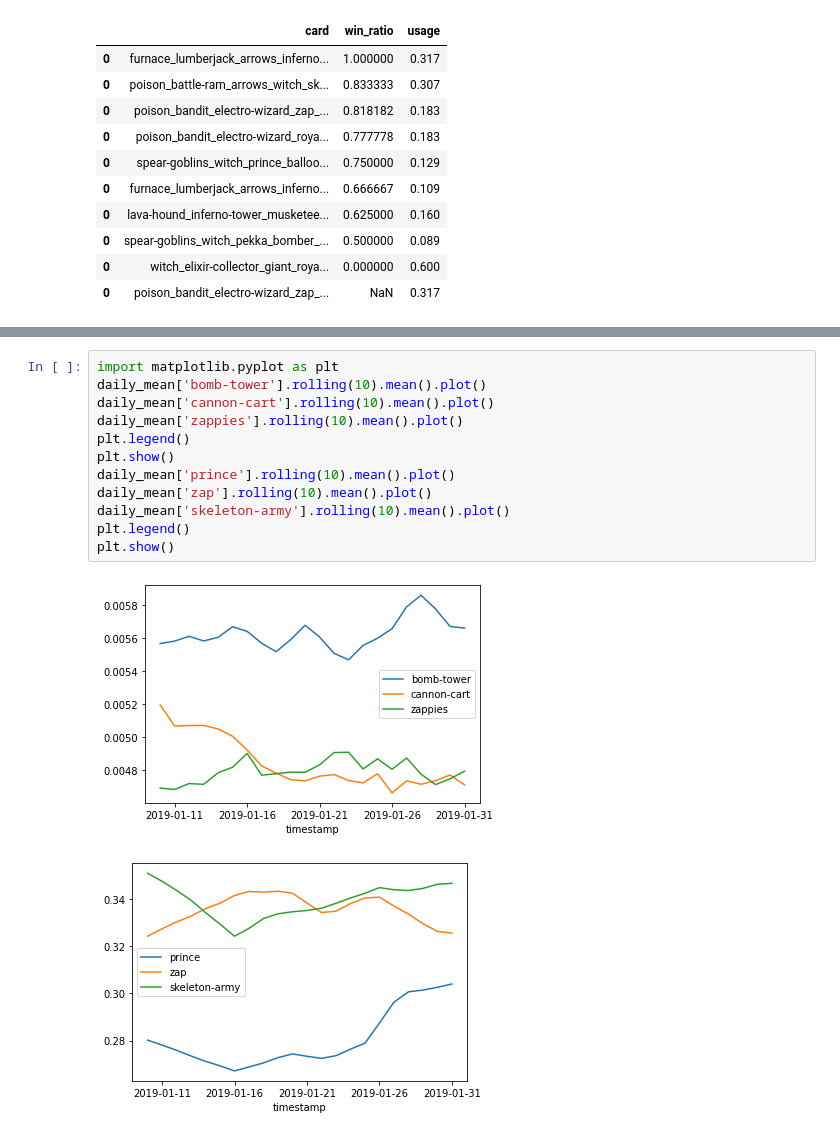
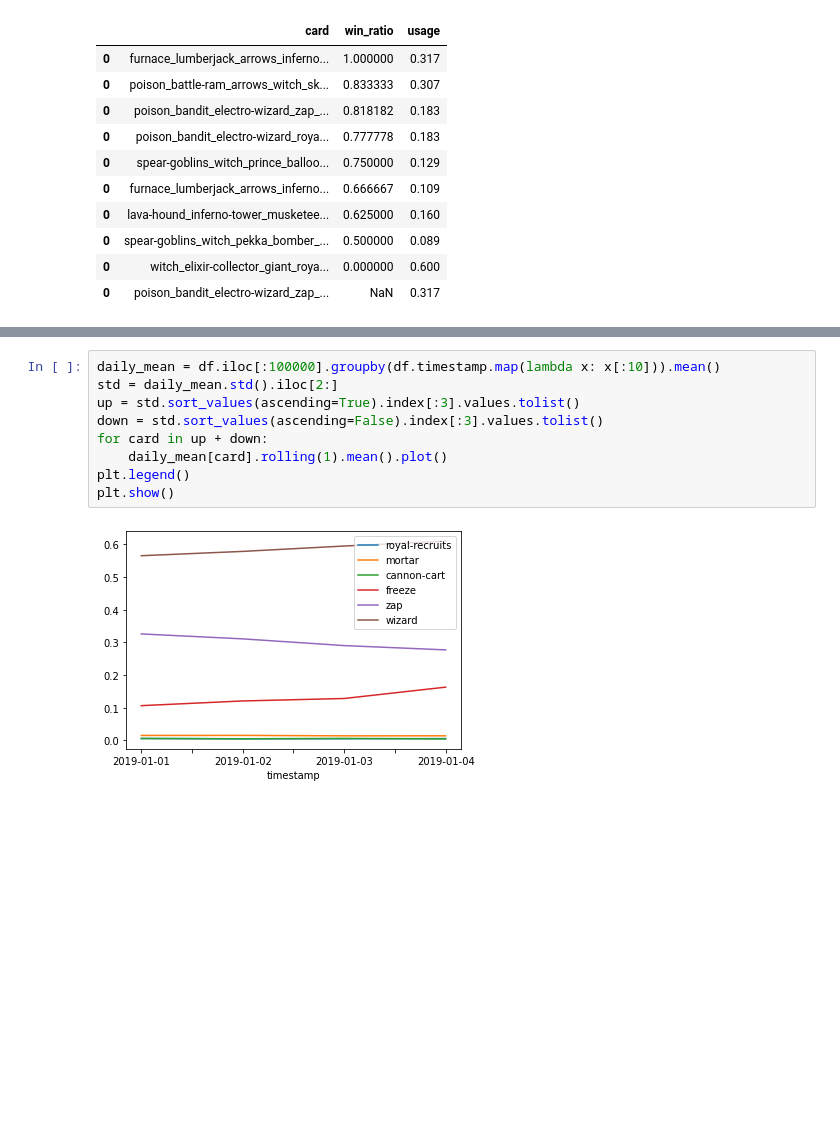
Before and after one commit to kskrajny/dmining1, a Jupyter notebook: main.ipynb, the cells around one changed output, grey strips where cells are left out. Cells and saved outputs as stored; diff of their text form; blank space fills up the shorter version.

```diff
--- a/main.ipynb
+++ b/main.ipynb
@@ -407,18 +378,14 @@ dtype: float64
-# %%
-import matplotlib.pyplot as plt
-daily_mean['bomb-tower'].rolling(10).mean().plot()
-daily_mean['cannon-cart'].rolling(10).mean().plot()
-daily_mean['zappies'].rolling(10).mean().plot()
-plt.legend()
-plt.show()
-daily_mean['prince'].rolling(10).mean().plot()
-daily_mean['zap'].rolling(10).mean().plot()
-daily_mean['skeleton-army'].rolling(10).mean().plot()
-plt.legend()
-plt.show()
-# %% [output]
-[figure, removed]
-[figure, removed]
+# %%
+daily_mean = df.iloc[:100000].groupby(df.timestamp.map(lambda x: x[:10])).mean()
+std = daily_mean.std().iloc[2:]
+up = std.sort_values(ascending=True).index[:3].values.tolist()
+down = std.sort_values(ascending=False).index[:3].values.tolist()
+for card in up + down:
+    daily_mean[card].rolling(1).mean().plot()
+plt.legend()
+plt.show()
+# %% [output]
+[figure, added]
 # %%
 stds = pd.DataFrame()
 
```
Also changed, not shown: parts of 20 cells of this notebook.
